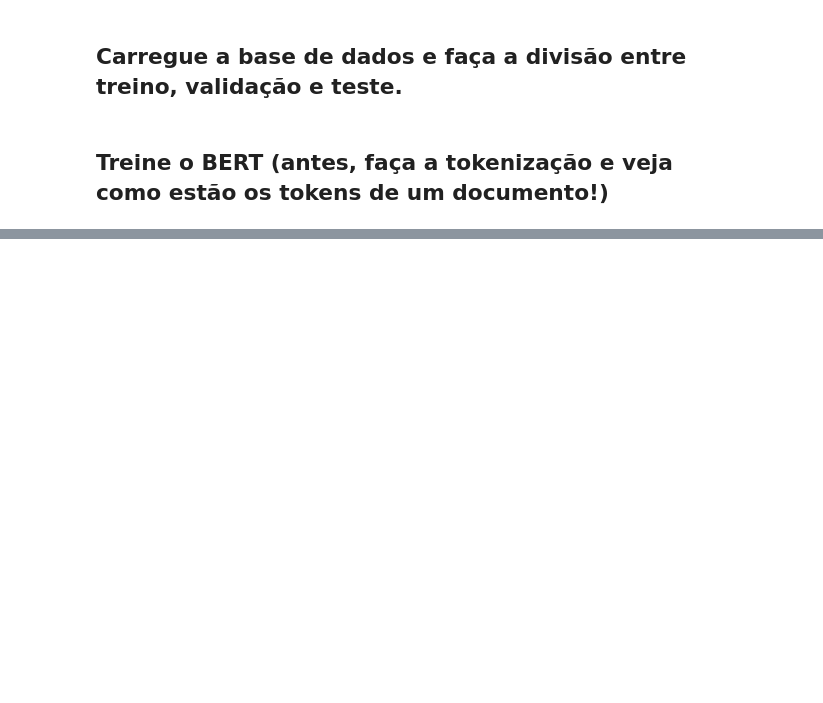
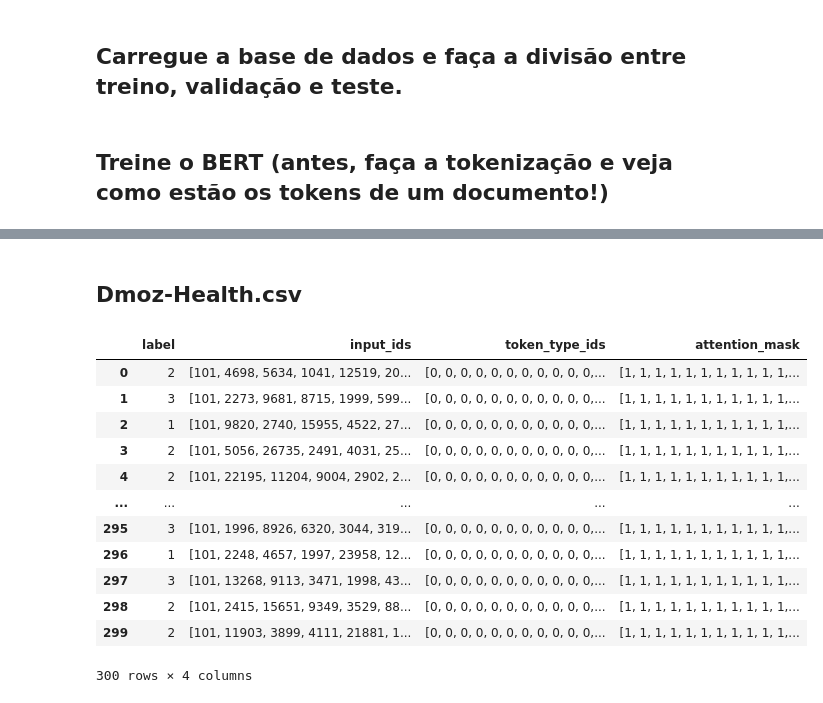
Before and after one commit to renandelgadoc/NLP, a Jupyter notebook: Projeto 4/p4.ipynb, the cells around one changed output, grey strips where cells are left out. Cells and saved outputs as stored; diff of their text form; code cells hidden in the pictures; blank space fills up the shorter version.

Commit message:
Dmoz-Health.csv

```diff
--- a/Projeto 4/p4.ipynb
+++ b/Projeto 4/p4.ipynb
@@ -148,0 +110,18 @@ weighted avg       1.00      1.00      1.00       150
+# %% [markdown]
+## Dmoz-Health.csv
+# %%
+dataset_train, dataset_val, dataset_test, labels, test_labels = create_datsets("Dmoz-Health.csv")
+# %% [output]
+|  | label | input_ids | token_type_ids | attention_mask |
+| 0 | 2 | [101, 4698, 5634, 1041, 12519, 20... | [0, 0, 0, 0, 0, 0, 0, 0, 0, 0, 0,... | [1, 1, 1, 1, 1, 1, 1, 1, 1, 1, 1,... |
+| 1 | 3 | [101, 2273, 9681, 8715, 1999, 599... | [0, 0, 0, 0, 0, 0, 0, 0, 0, 0, 0,... | [1, 1, 1, 1, 1, 1, 1, 1, 1, 1, 1,... |
+| 2 | 1 | [101, 9820, 2740, 15955, 4522, 27... | [0, 0, 0, 0, 0, 0, 0, 0, 0, 0, 0,... | [1, 1, 1, 1, 1, 1, 1, 1, 1, 1, 1,... |
+| 3 | 2 | [101, 5056, 26735, 2491, 4031, 25... | [0, 0, 0, 0, 0, 0, 0, 0, 0, 0, 0,... | [1, 1, 1, 1, 1, 1, 1, 1, 1, 1, 1,... |
+| 4 | 2 | [101, 22195, 11204, 9004, 2902, 2... | [0, 0, 0, 0, 0, 0, 0, 0, 0, 0, 0,... | [1, 1, 1, 1, 1, 1, 1, 1, 1, 1, 1,... |
+| ... | ... | ... | ... | ... |
+| 295 | 3 | [101, 1996, 8926, 6320, 3044, 319... | [0, 0, 0, 0, 0, 0, 0, 0, 0, 0, 0,... | [1, 1, 1, 1, 1, 1, 1, 1, 1, 1, 1,... |
+| 296 | 1 | [101, 2248, 4657, 1997, 23958, 12... | [0, 0, 0, 0, 0, 0, 0, 0, 0, 0, 0,... | [1, 1, 1, 1, 1, 1, 1, 1, 1, 1, 1,... |
+| 297 | 3 | [101, 13268, 9113, 3471, 1998, 43... | [0, 0, 0, 0, 0, 0, 0, 0, 0, 0, 0,... | [1, 1, 1, 1, 1, 1, 1, 1, 1, 1, 1,... |
+| 298 | 2 | [101, 2415, 15651, 9349, 3529, 88... | [0, 0, 0, 0, 0, 0, 0, 0, 0, 0, 0,... | [1, 1, 1, 1, 1, 1, 1, 1, 1, 1, 1,... |
+| 299 | 2 | [101, 11903, 3899, 4111, 21881, 1... | [0, 0, 0, 0, 0, 0, 0, 0, 0, 0, 0,... | [1, 1, 1, 1, 1, 1, 1, 1, 1, 1, 1,... |
+300 rows × 4 columns
```
Also changed, not shown: parts of 12 cells of this notebook, 7 other files.
